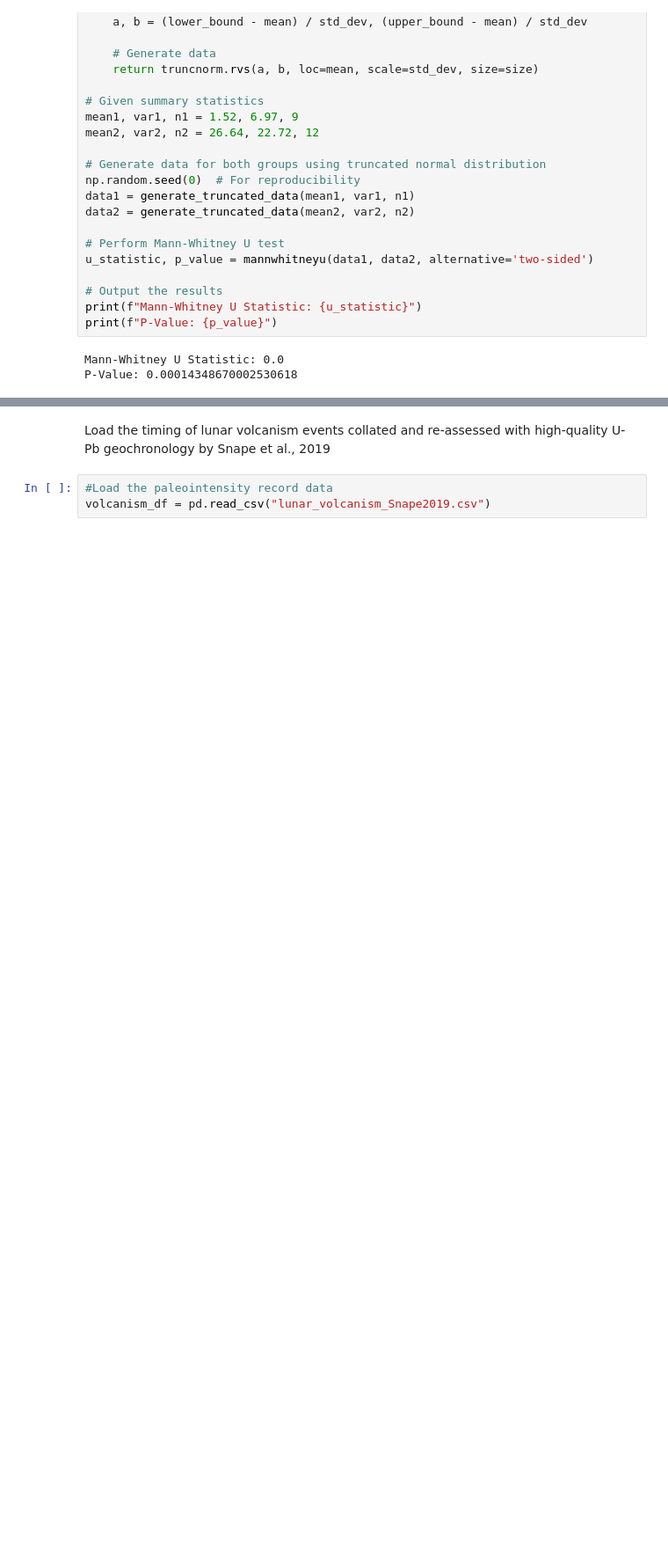
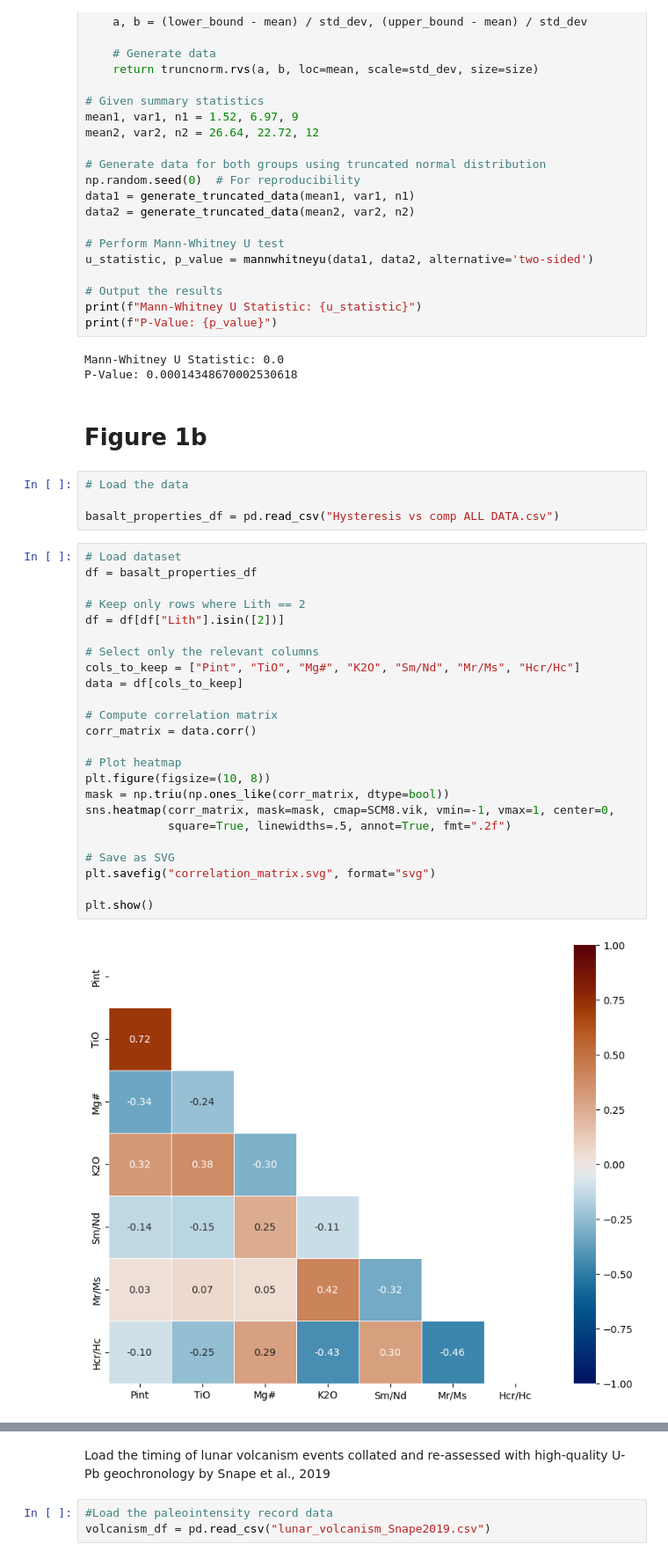
Before and after one commit to TinySpaceMagnet/LunarDynamo, a Jupyter notebook: Main_Text_Figures.ipynb, the cells around one changed output, grey strips where cells are left out. Shown: that part at 88% size. Drawn from its saved outputs; the diff is of its cells as text; blank space fills up the shorter version.

Commit message:
Revised Main Text Figures file

```diff
--- a/Main_Text_Figures.ipynb
+++ b/Main_Text_Figures.ipynb
@@ -535,3 +306,35 @@ print(f"P-Value: {p_value}")
 # %% [output]
 Mann-Whitney U Statistic: 0.0
 P-Value: 0.00014348670002530618
+# %% [markdown]
+# Figure 1b
+# %%
+# Load the data
+
+basalt_properties_df = pd.read_csv("Hysteresis vs comp ALL DATA.csv")
+# %%
+# Load dataset
+df = basalt_properties_df
+
+# Keep only rows where Lith == 2
+df = df[df["Lith"].isin([2])]
+
+# Select only the relevant columns
+cols_to_keep = ["Pint", "TiO", "Mg#", "K2O", "Sm/Nd", "Mr/Ms", "Hcr/Hc"]
+data = df[cols_to_keep]
+
+# Compute correlation matrix
+corr_matrix = data.corr()
+
+# Plot heatmap
+plt.figure(figsize=(10, 8))
+mask = np.triu(np.ones_like(corr_matrix, dtype=bool))
+sns.heatmap(corr_matrix, mask=mask, cmap=SCM8.vik, vmin=-1, vmax=1, center=0,
+            square=True, linewidths=.5, annot=True, fmt=".2f")
+
+# Save as SVG
+plt.savefig("correlation_matrix.svg", format="svg")
+
+plt.show()
+# %% [output]
+[figure, added]
```
Also changed, not shown: parts of 36 cells of this notebook.
